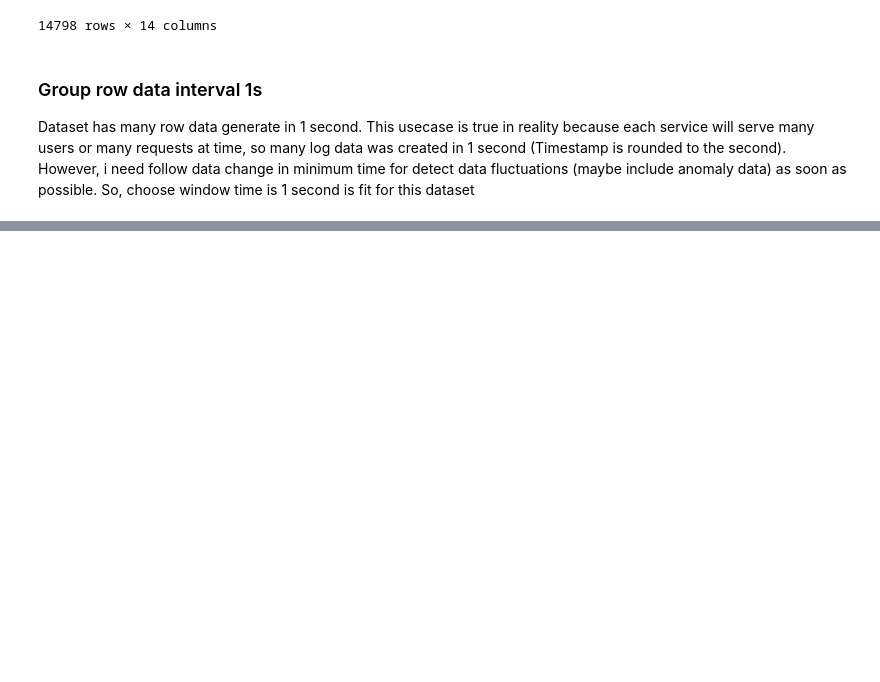
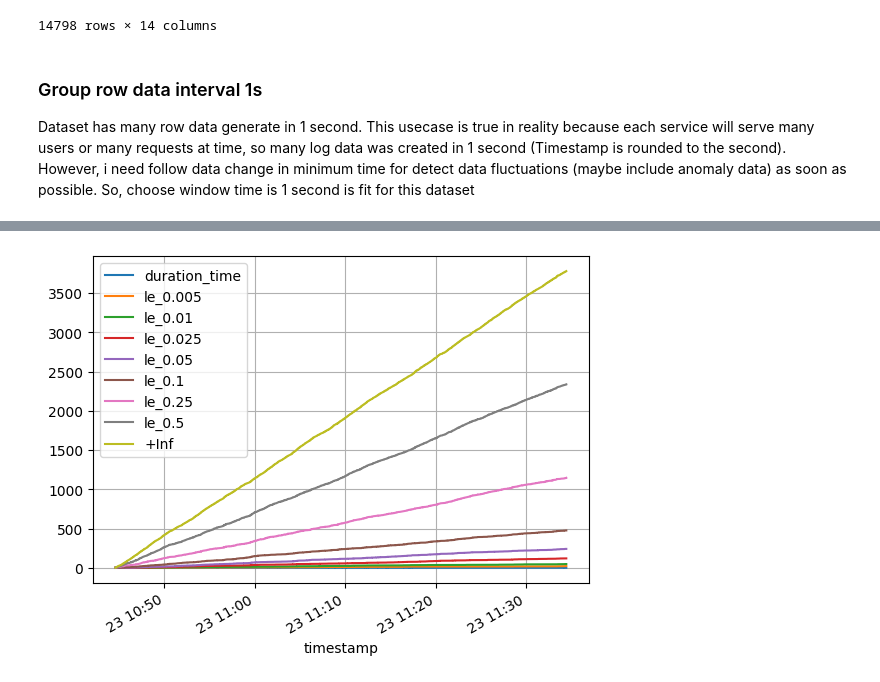
Before and after one commit to vuvietnguyenit/data_analystic, a Jupyter notebook: notebooks/calculate_latency_duration_time.ipynb, the cells around one changed output, grey strips where cells are left out. Saved outputs shown, nothing was run; the diff lists cells and outputs as text; code cells hidden in the pictures; blank space fills up the shorter version.

```diff
--- a/notebooks/calculate_latency_duration_time.ipynb
+++ b/notebooks/calculate_latency_duration_time.ipynb
@@ -218,0 +234,8 @@ df_bin_by_group.query("path == '/home' and controller_pod == 'pod-1'").plot(kind
+# %%
+import matplotlib.dates as mdates
+df_bin_by_group.query("path == '/home' and controller_pod == 'pod-1'").plot(kind="line", x="timestamp", grid=True)
+ax = plt.gca()
+# ax.xaxis.set_major_locator(mdates.SecondLocator(interval=20))
+plt.show()
+# %% [output]
+[figure, added]
```
Also changed, not shown: parts of 11 cells of this notebook, 1 other file.
